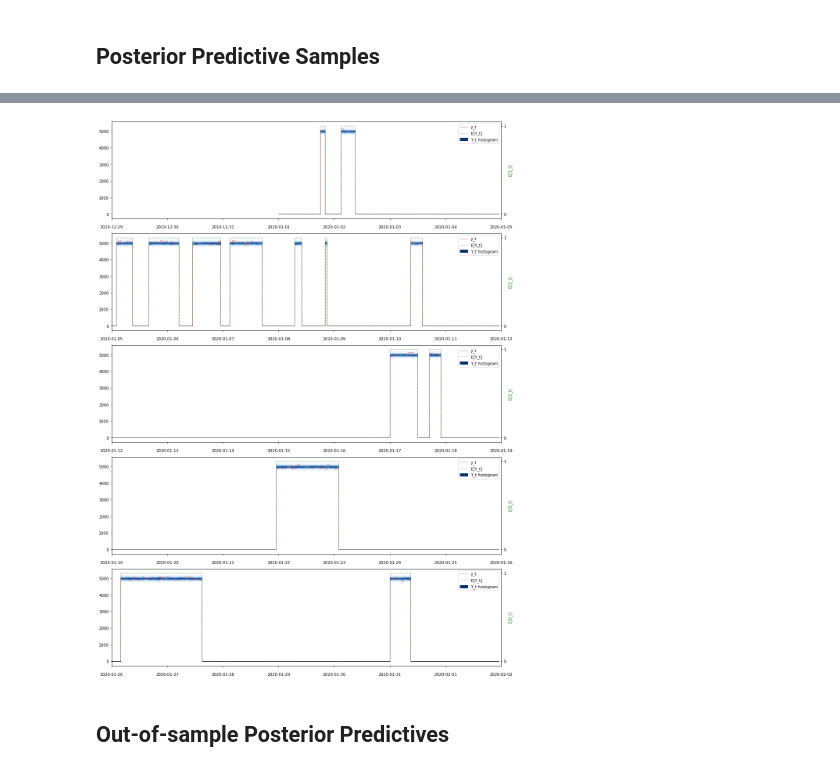
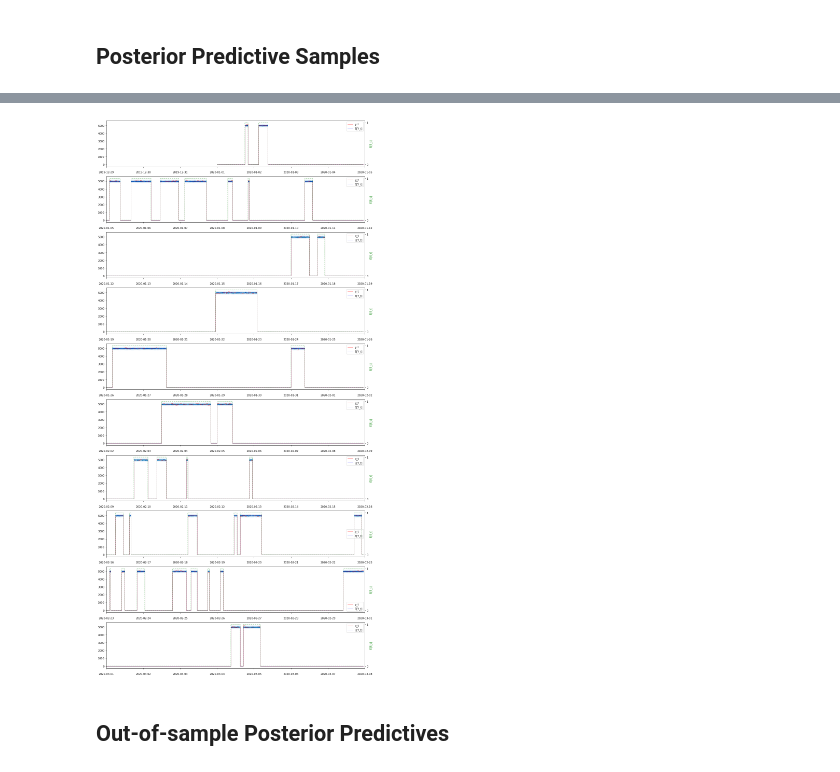
Before and after one commit to AmpersandTV/pymc3-hmm, a Jupyter notebook: examples/poisson_zero_example.ipynb, the cells around one changed output, grey strips where cells are left out. Saved outputs shown, nothing was run; the diff lists cells and outputs as text; code cells hidden in the pictures.

Commit message:
Update zero example with generic plotting function

```diff
--- a/examples/poisson_zero_example.ipynb
+++ b/examples/poisson_zero_example.ipynb
@@ -177,19 +199,4 @@ with test_model:
 # %%
-columns = pd.MultiIndex.from_tuples(
-    [("Y_t", i) for i in range(posterior_pred_trace["Y_t"].shape[0])],
-    names=("var", "sample"),
-)
-
-plot_data = pd.DataFrame(
-    posterior_pred_trace["Y_t"].T,
-    index=time_index,
-    columns=columns,
-)
-plot_data["E[S_t]"] = posterior_pred_trace["S_t"].mean(0)
-plot_data["E[Y_t]"] = posterior_pred_trace["Y_t"].mean(0)
-plot_data["y_t"] = y_t
-
-
 def plot_fn(ax, data, **kwargs):
     ax.plot(
         data["y_t"],
@@ -198,41 +205,41 @@ def plot_fn(ax, data, **kwargs):
         color="red",
         linewidth=0.8,
         drawstyle="steps",
     )
 
     ax.plot(
         data["E[Y_t]"],
         label="E[Y_t]",
         alpha=0.3,
         color="blue",
         linewidth=0.8,
         drawstyle="steps",
     )
 
-    plot_predictive_histograms(data["Y_t"], axes=ax)
-
-
-axes_split_data = plot_split_timeseries(
+axes_split_data = plot_split_timeseries_histograms(
     plot_data,
+    sample_col="Y_t",
+    plot_fn=plot_fn,
     split_max=10,
+    figsize=(15, 30),
     twin_column_name="E[S_t]",
     twin_plot_kwargs={
         "color": "green",
         "drawstyle": "steps",
         "linestyle": "--",
         "alpha": 0.4,
     },
-    figsize=(15, 30),
-    plot_fn=plot_fn,
 )
 
 for (_, twin_ax), _ in axes_split_data:
-    _ = twin_ax.set_ylabel("E[S_t]", color=twin_ax.get_lines()[0].get_color())
+    _ = twin_ax.set_ylabel(
+        "E[S_t]", color=twin_ax.get_lines()[0].get_color()
+    )
     _ = twin_ax.yaxis.set_major_locator(MaxNLocator(integer=True))
 
 plt.tight_layout()
 # %% [output]
-[figure, old version]
+[figure, new version]
 # %% [markdown]
 ## Out-of-sample Posterior Predictives
 # %%
```
Also changed, not shown: parts of 5 cells of this notebook.
